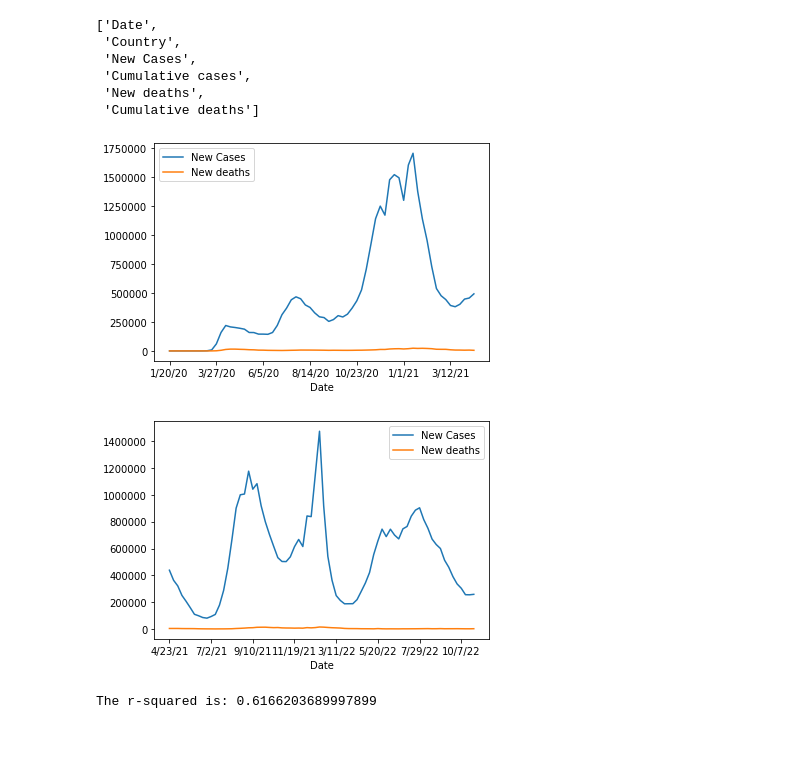
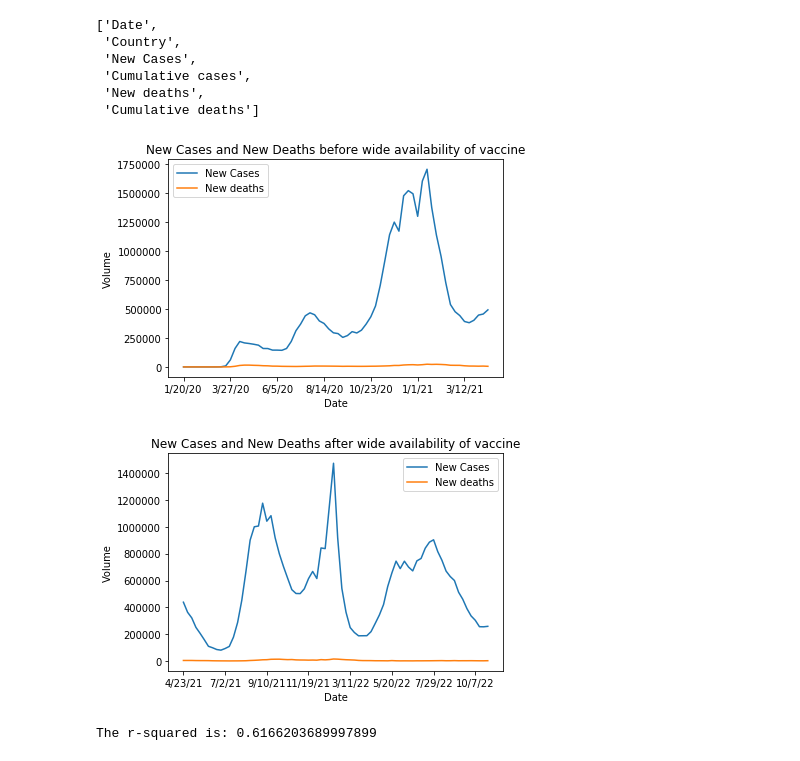
Before and after one commit to lamotteBootcamp/Amazon_profit_analysis_in_Covid_pandemic, a Jupyter notebook: Covid2/Covid visualizations.ipynb, the cells around one changed output. Drawn from its saved outputs; the diff is of its cells as text; code cells hidden in the pictures.

```diff
--- a/Covid2/Covid visualizations.ipynb
+++ b/Covid2/Covid visualizations.ipynb
@@ -112,14 +112,22 @@ pre_vaccine_df.columns.values.tolist()
  'Cumulative deaths']
 # %%
 pre_vaccine_df.plot(x="Date", y=["New Cases", "New deaths"], kind="line")
+plt.title('New Cases and New Deaths before wide availability of vaccine')
+plt.xlabel('Date')
+plt.ylabel('Volume')
+plt.savefig("Pre-Vaccine_cases_vs_deaths.png")
 plt.show()
 # %% [output]
-[figure, old version]
+[figure, new version]
 # %%
 post_vaccine_df.plot(x="Date", y=["New Cases", "New deaths"], kind="line")
+plt.title('New Cases and New Deaths after wide availability of vaccine')
+plt.xlabel('Date')
+plt.ylabel('Volume')
+plt.savefig("Post-Vaccine_cases_vs_deaths.png")
 plt.show()
 # %% [output]
-[figure, old version]
+[figure, new version]
 # %%
 new_deaths = pre_vaccine_df.iloc[:,4]
 new_cases = pre_vaccine_df.iloc[:,2]
```
Also changed, not shown: 2 other files.
